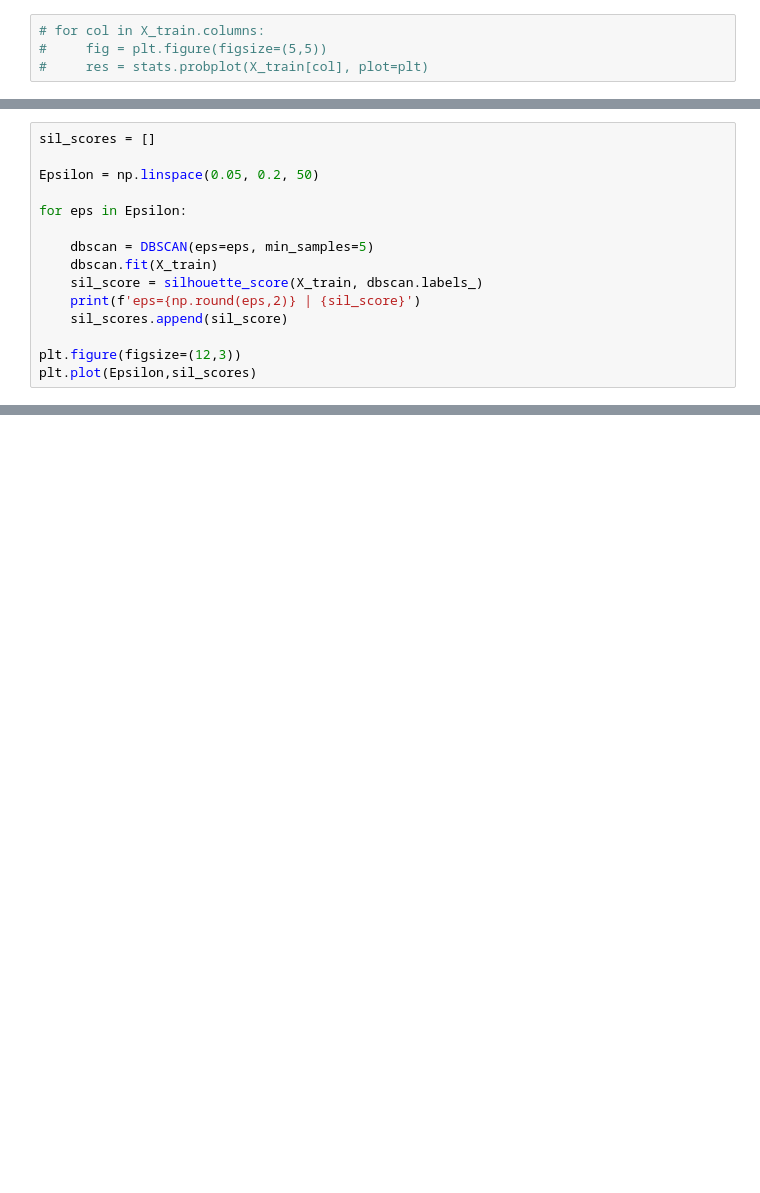
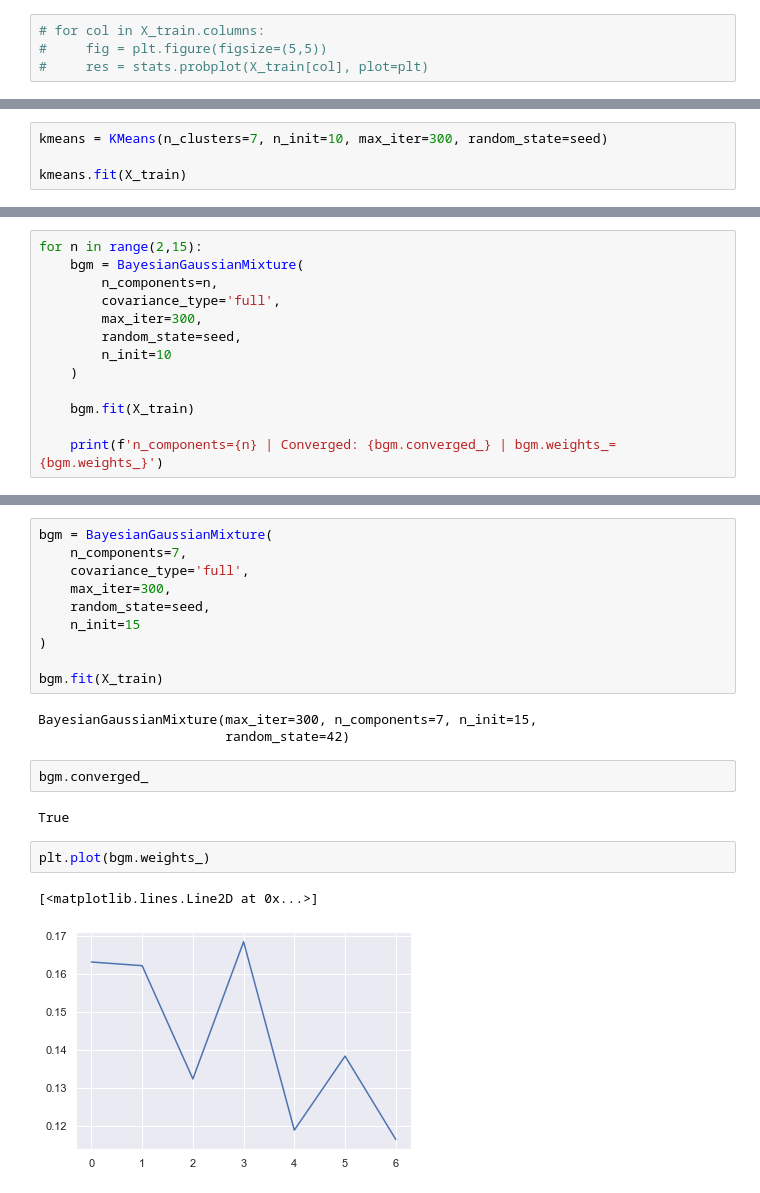
Before and after one commit to yurit04/Kaggle, a Jupyter notebook: tabular-playground-series/tabular-playground-series-jul-2022/tabular-playground-series-jul-2022.ipynb, the cells around one changed output, grey strips where cells are left out. Cells and saved outputs as stored; diff of their text form; blank space fills up the shorter version.

```diff
--- a/tabular-playground-series/tabular-playground-series-jul-2022/tabular-playground-series-jul-2022.ipynb
+++ b/tabular-playground-series/tabular-playground-series-jul-2022/tabular-playground-series-jul-2022.ipynb
@@ -136,15 +132,0 @@ len(np.unique(dbscan.labels_))
-# %%
-sil_scores = []
-
-Epsilon = np.linspace(0.05, 0.2, 50)
-
-for eps in Epsilon:
-
-    dbscan = DBSCAN(eps=eps, min_samples=5)
-    dbscan.fit(X_train)
-    sil_score = silhouette_score(X_train, dbscan.labels_)
-    print(f'eps={np.round(eps,2)} | {sil_score}')
-    sil_scores.append(sil_score)
-
-plt.figure(figsize=(12,3))
-plt.plot(Epsilon,sil_scores)
@@ -150,0 +155,4 @@ plt.plot(Epsilon,sil_scores)
+# %%
+kmeans = KMeans(n_clusters=7, n_init=10, max_iter=300, random_state=seed)
+
+kmeans.fit(X_train)
@@ -150,0 +212,13 @@ plt.plot(Epsilon,sil_scores)
+# %%
+for n in range(2,15):
+    bgm = BayesianGaussianMixture(
+        n_components=n,
+        covariance_type='full',
+        max_iter=300,
+        random_state=seed,
+        n_init=10
+    )
+
+    bgm.fit(X_train)
+
+    print(f'n_components={n} | Converged: {bgm.converged_} | bgm.weights_={bgm.weights_}')
@@ -150,0 +258,22 @@ plt.plot(Epsilon,sil_scores)
+# %%
+bgm = BayesianGaussianMixture(
+    n_components=7,
+    covariance_type='full',
+    max_iter=300,
+    random_state=seed,
+    n_init=15
+)
+
+bgm.fit(X_train)
+# %% [output]
+BayesianGaussianMixture(max_iter=300, n_components=7, n_init=15,
+                        random_state=42)
+# %%
+bgm.converged_
+# %% [output]
+True
+# %%
+plt.plot(bgm.weights_)
+# %% [output]
+[<matplotlib.lines.Line2D at 0x...>]
+[figure, added]
```
Also changed, not shown: parts of 42 cells of this notebook, 5 other files.
